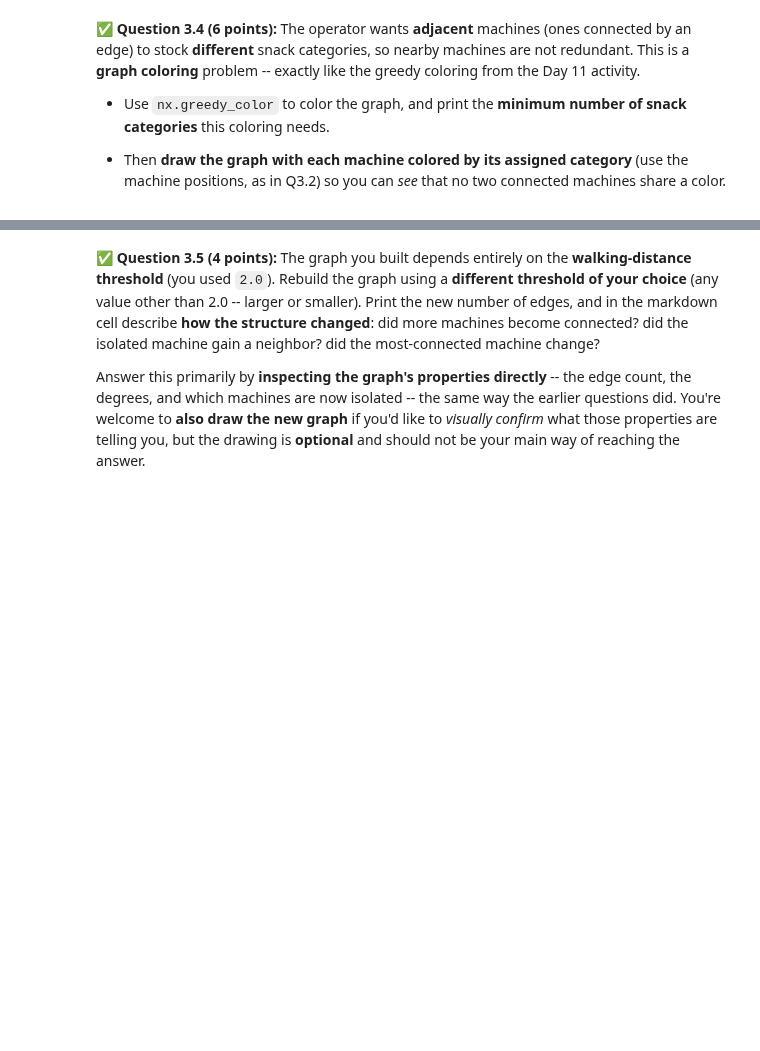
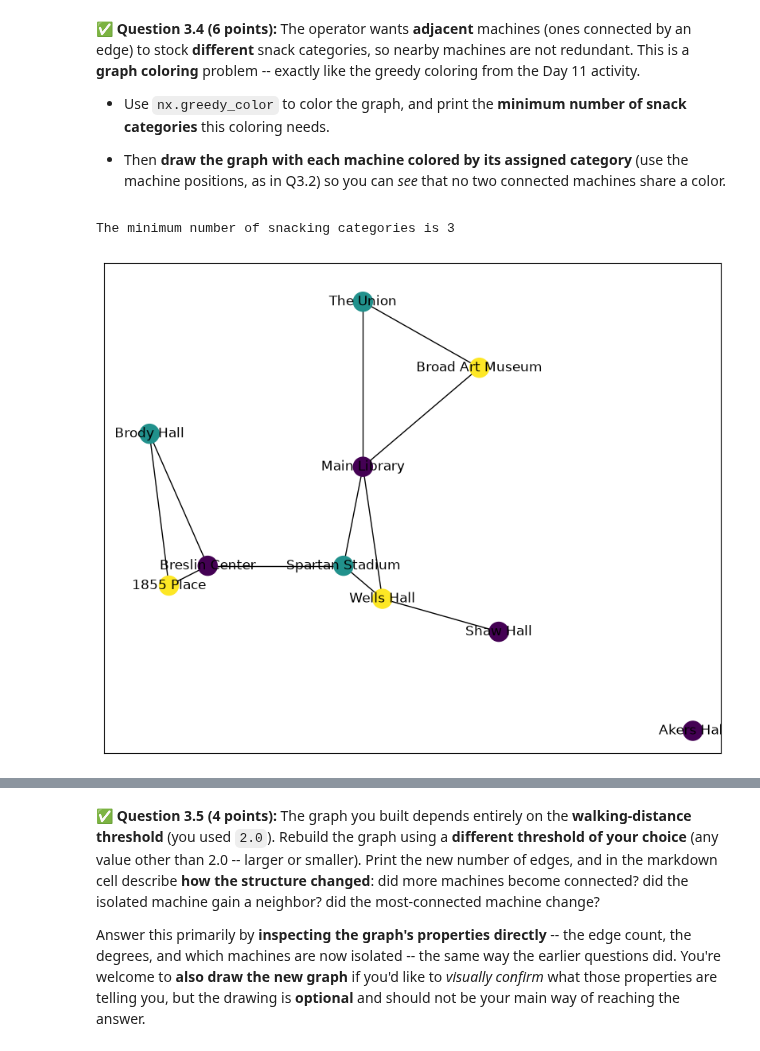
Before and after one commit to alvagile-1811/CMSE202-f26-turnin, a Jupyter notebook: hw-02/HW02-ABMandGraphTheory-STUDENT.ipynb, the cells around one changed output, grey strips where cells are left out. Saved outputs shown, nothing was run; the diff lists cells and outputs as text; code cells hidden in the pictures; blank space fills up the shorter version.

```diff
--- a/hw-02/HW02-ABMandGraphTheory-STUDENT.ipynb
+++ b/hw-02/HW02-ABMandGraphTheory-STUDENT.ipynb
@@ -764,3 +792,16 @@ coloring** problem -- exactly like the greedy coloring from the Day 11 activity.
+# %%
+# Put your code for Question 3.4 here.
+
+colors_map = nx.greedy_color(vending_machine_graph)
+min_snack_categories = len(set(color for color in colors_map.values()))
+print(f"The minimum number of snacking categories is {min_snack_categories}")
+node_colors = [colors_map[node] for node in vending_machine_graph.nodes]
+
+fig = plt.figure(figsize=(10,8))
+nx.draw_networkx(vending_machine_graph, pos = positions, with_labels = True, node_color = node_colors)
+# %% [output]
+The minimum number of snacking categories is 3
+[figure, added]
 # %% [markdown]
 <!-- END QUESTION -->
 <!-- DO NOT MODIFY OR DELETE THIS CELL -->
```
Also changed, not shown: parts of 17 cells of this notebook.
